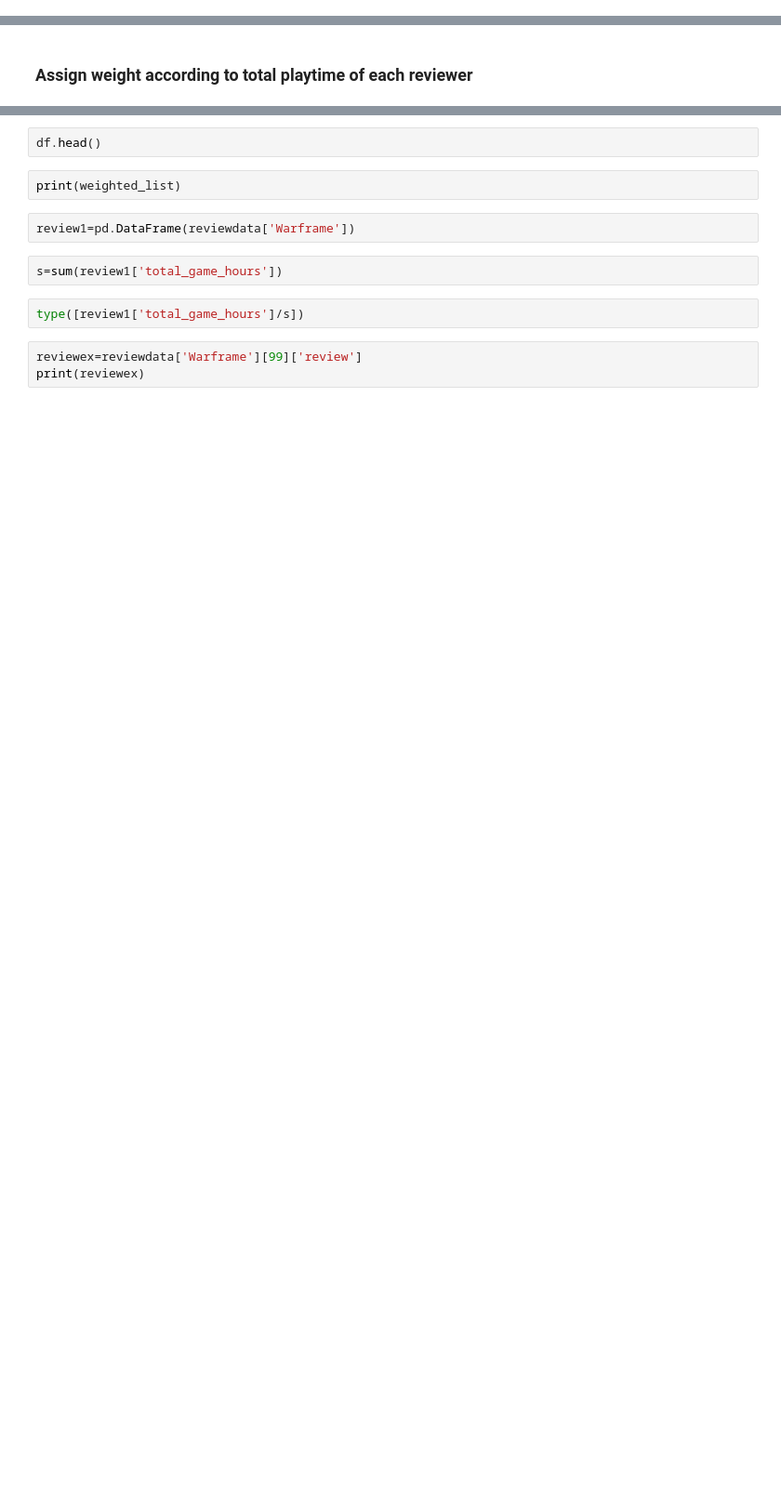
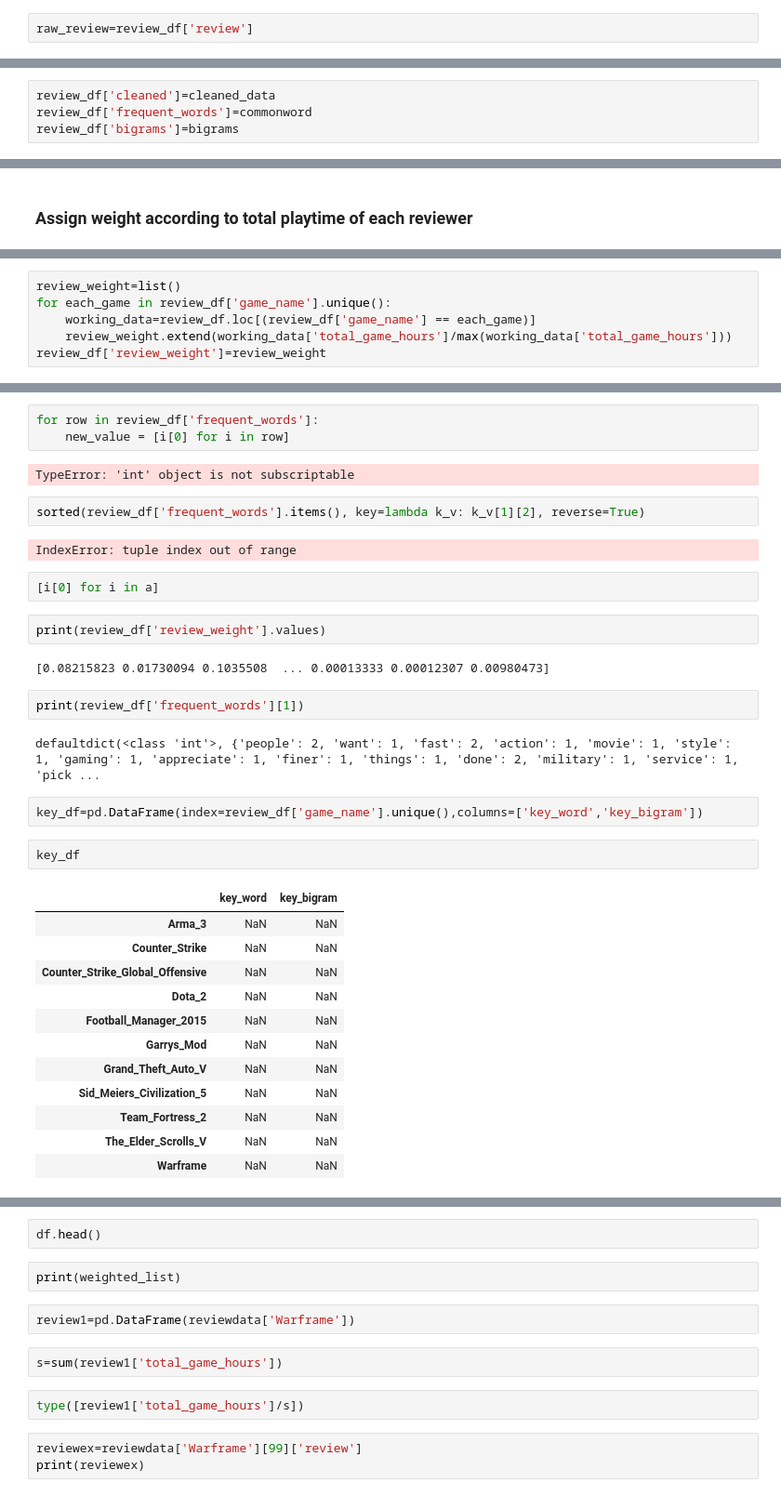
Before and after one commit to shshim906/Capstone1, a Jupyter notebook: game data wrangling.ipynb, the cells around one changed output, grey strips where cells are left out. Shown: that part at 93% size. Cells and saved outputs as stored; diff of their text form; blank space fills up the shorter version.

```diff
--- a/game data wrangling.ipynb
+++ b/game data wrangling.ipynb
@@ -57,3 +105,5 @@ nltk.download('stopwords')
 [nltk_data]     C:\Users\shshi\AppData\Roaming\nltk_data...
 [nltk_data]   Package stopwords is already up-to-date!
 True
+# %%
+raw_review=review_df['review']
@@ -90,0 +187,4 @@ for key in reviewdata:
+# %%
+review_df['cleaned']=cleaned_data
+review_df['frequent_words']=commonword
+review_df['bigrams']=bigrams
@@ -97,0 +209,6 @@ df['weighted']=weighted.values
+# %%
+review_weight=list()
+for each_game in review_df['game_name'].unique():
+    working_data=review_df.loc[(review_df['game_name'] == each_game)]
+    review_weight.extend(working_data['total_game_hours']/max(working_data['total_game_hours']))
+review_df['review_weight']=review_weight
@@ -97,0 +225,36 @@ df['weighted']=weighted.values
+# %%
+for row in review_df['frequent_words']:
+    new_value = [i[0] for i in row]
+# %% [output]
+TypeError: 'int' object is not subscriptable
+# %%
+sorted(review_df['frequent_words'].items(), key=lambda k_v: k_v[1][2], reverse=True)
+# %% [output]
+IndexError: tuple index out of range
+# %%
+[i[0] for i in a]
+# %%
+print(review_df['review_weight'].values)
+# %% [output]
+[0.08215823 0.01730094 0.1035508  ... 0.00013333 0.00012307 0.00980473]
+# %%
+print(review_df['frequent_words'][1])
+# %% [output]
+defaultdict(<class 'int'>, {'people': 2, 'want': 1, 'fast': 2, 'action': 1, 'movie': 1, 'style': 1, 'gaming': 1, 'appreciate': 1, 'finer': 1, 'things': 1, 'done': 2, 'military': 1, 'service': 1, 'pick ...
+# %%
+key_df=pd.DataFrame(index=review_df['game_name'].unique(),columns=['key_word','key_bigram'])
+# %%
+key_df
+# %% [output]
+|  | key_word | key_bigram |
+| Arma_3 | NaN | NaN |
+| Counter_Strike | NaN | NaN |
+| Counter_Strike_Global_Offensive | NaN | NaN |
+| Dota_2 | NaN | NaN |
+| Football_Manager_2015 | NaN | NaN |
+| Garrys_Mod | NaN | NaN |
+| Grand_Theft_Auto_V | NaN | NaN |
+| Sid_Meiers_Civilization_5 | NaN | NaN |
+| Team_Fortress_2 | NaN | NaN |
+| The_Elder_Scrolls_V | NaN | NaN |
+| Warframe | NaN | NaN |
```
Also changed, not shown: parts of 33 cells of this notebook.
